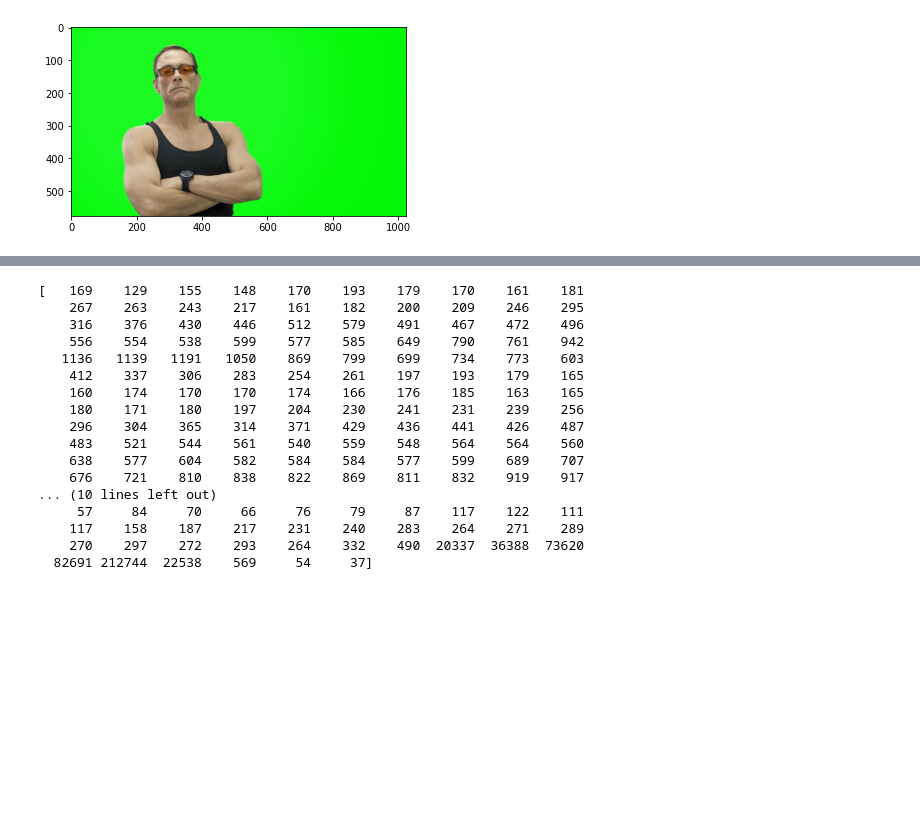
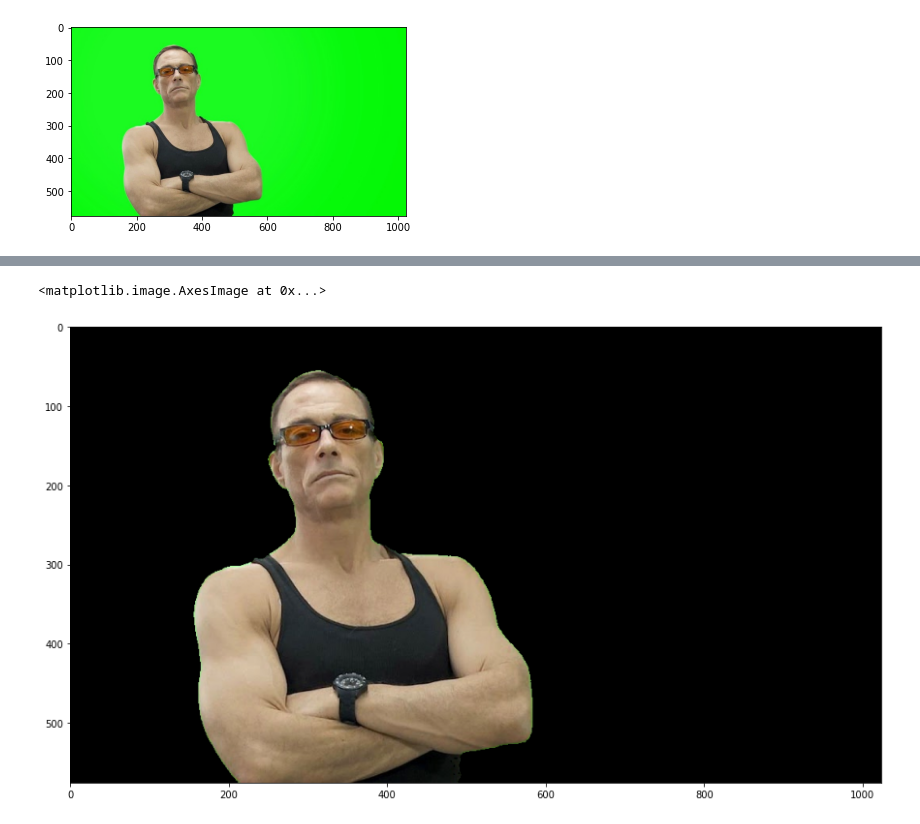
Before and after one commit to JV-Amorim/background-swapper, a Jupyter notebook: background-swapper.ipynb, the cells around one changed output, grey strips where cells are left out. Cells and saved outputs as stored; diff of their text form; code cells hidden in the pictures; blank space fills up the shorter version.

```diff
--- a/background-swapper.ipynb
+++ b/background-swapper.ipynb
@@ -24,20 +37,14 @@ plt.plot(hist)
-# %%
-print(hist)
-# %% [output]
-[   169    129    155    148    170    193    179    170    161    181
-    267    263    243    217    161    182    200    209    246    295
-    316    376    430    446    512    579    491    467    472    496
-    556    554    538    599    577    585    649    790    761    942
-   1136   1139   1191   1050    869    799    699    734    773    603
-    412    337    306    283    254    261    197    193    179    165
-    160    174    170    170    174    166    176    185    163    165
-    180    171    180    197    204    230    241    231    239    256
-    296    304    365    314    371    429    436    441    426    487
-    483    521    544    561    540    559    548    564    564    560
-    638    577    604    582    584    584    577    599    689    707
-    676    721    810    838    822    869    811    832    919    917
-... (10 lines left out)
-     57     84     70     66     76     79     87    117    122    111
-    117    158    187    217    231    240    283    264    271    289
-    270    297    272    293    264    332    490  20337  36388  73620
-  82691 212744  22538    569     54     37]
+# %%
+lower_boundary = np.array([40, 100, 20])
+upper_boundary = np.array([70, 256, 256])
+
+mask = cv2.inRange(hsv_img, lower_boundary, upper_boundary)
+inverted_mask = cv2.bitwise_not(mask)
+
+masked_hsv_img = cv2.bitwise_and(hsv_img, hsv_img, mask=inverted_mask)
+
+plt.figure(1, figsize=(15, 15))
+plt.imshow(cv2.cvtColor(masked_hsv_img, cv2.COLOR_HSV2BGR))
+# %% [output]
+<matplotlib.image.AxesImage at 0x...>
+[figure, added]
```
Also changed, not shown: parts of 4 cells of this notebook, 2 other files.
